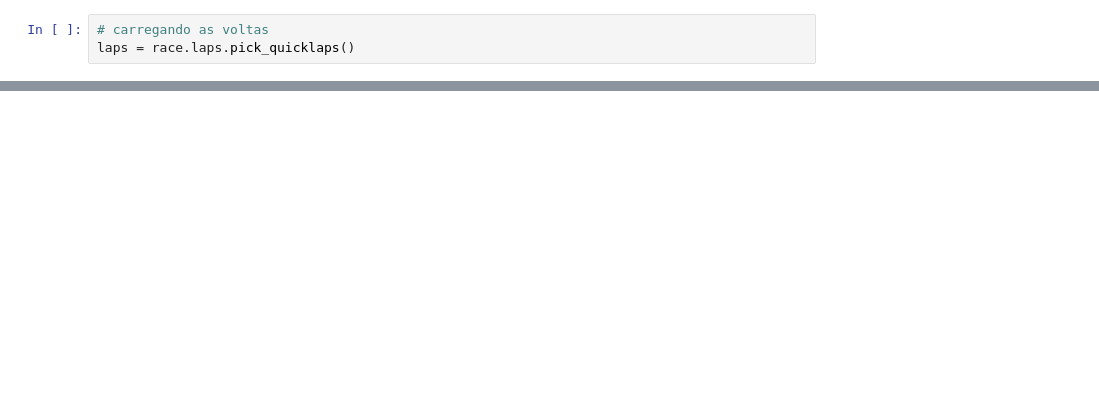
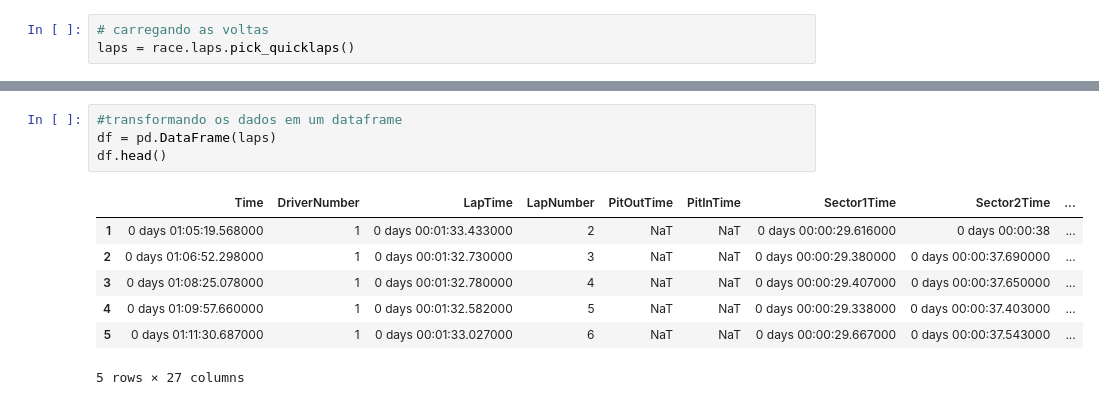
Before and after one commit to CarlosOrnelo/f1-silverstone-2023, a Jupyter notebook: f1-silverstone-2023.ipynb, the cells around one changed output, grey strips where cells are left out. Saved outputs shown, nothing was run; the diff lists cells and outputs as text; blank space fills up the shorter version.

```diff
--- a/f1-silverstone-2023.ipynb
+++ b/f1-silverstone-2023.ipynb
@@ -37,0 +55,12 @@ laps = race.laps.pick_quicklaps()
+# %%
+#transformando os dados em um dataframe
+df = pd.DataFrame(laps)
+df.head()
+# %% [output]
+|  | Time | DriverNumber | LapTime | LapNumber | PitOutTime | PitInTime | Sector1Time | Sector2Time | ... |
+| 1 | 0 days 01:05:19.568000 | 1 | 0 days 00:01:33.433000 | 2 | NaT | NaT | 0 days 00:00:29.616000 | 0 days 00:00:38 | ... |
+| 2 | 0 days 01:06:52.298000 | 1 | 0 days 00:01:32.730000 | 3 | NaT | NaT | 0 days 00:00:29.380000 | 0 days 00:00:37.690000 | ... |
+| 3 | 0 days 01:08:25.078000 | 1 | 0 days 00:01:32.780000 | 4 | NaT | NaT | 0 days 00:00:29.407000 | 0 days 00:00:37.650000 | ... |
+| 4 | 0 days 01:09:57.660000 | 1 | 0 days 00:01:32.582000 | 5 | NaT | NaT | 0 days 00:00:29.338000 | 0 days 00:00:37.403000 | ... |
+| 5 | 0 days 01:11:30.687000 | 1 | 0 days 00:01:33.027000 | 6 | NaT | NaT | 0 days 00:00:29.667000 | 0 days 00:00:37.543000 | ... |
+5 rows × 27 columns
```
Also changed, not shown: parts of 4 cells of this notebook.
